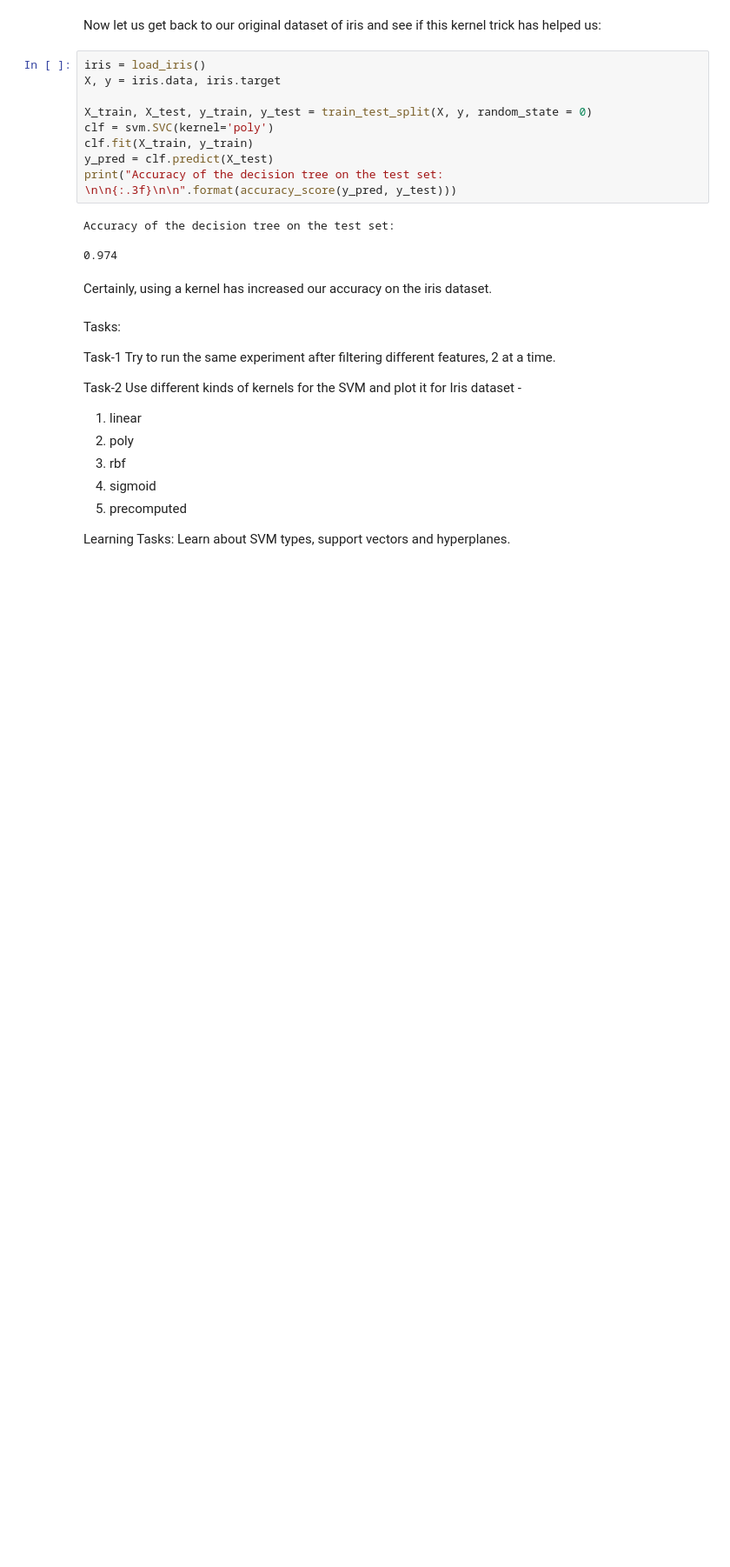
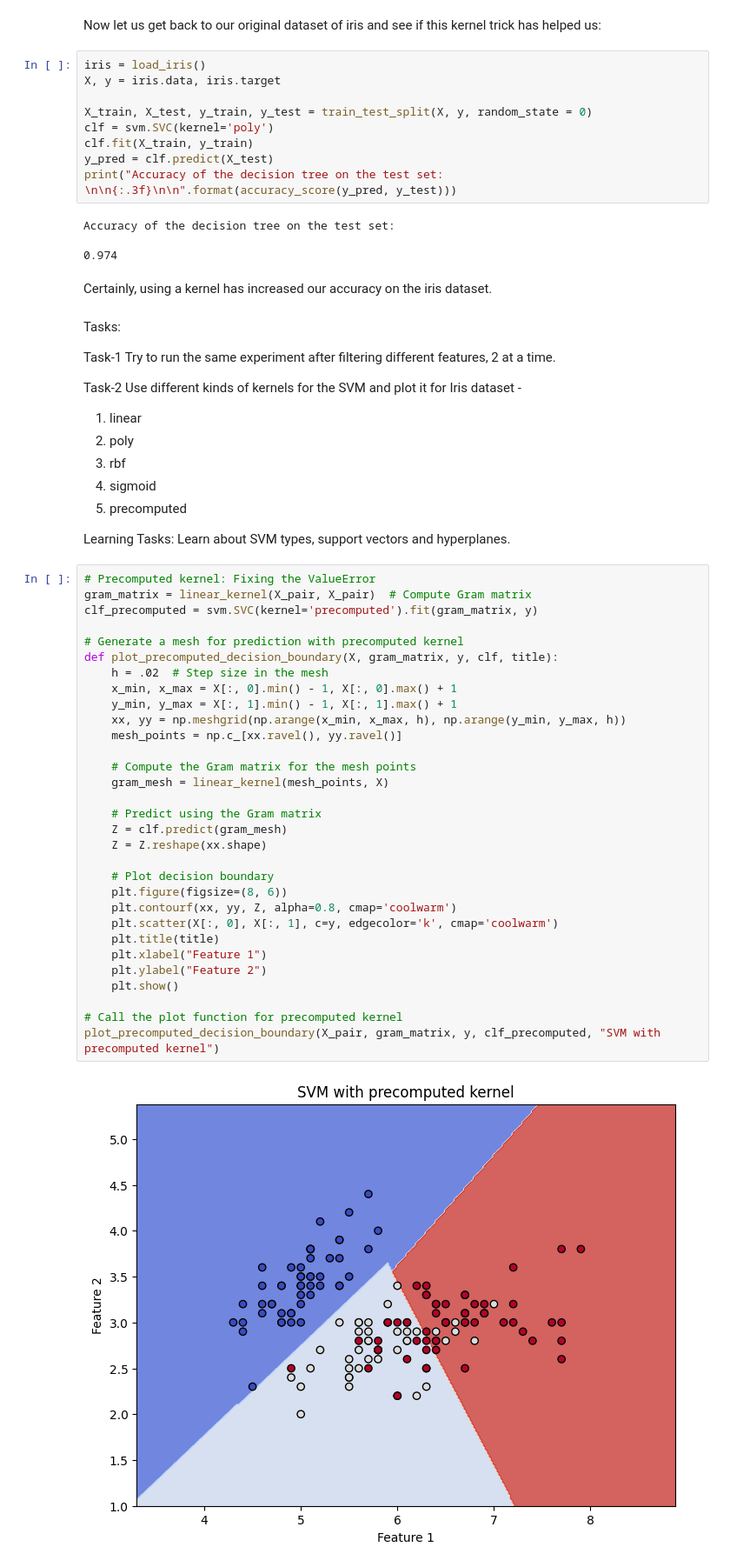
Before and after one commit to akshithadev19/projects_lab_submissions, a Jupyter notebook: FMML_2024_Module_5_Lab_1_NL_SVM.ipynb, the cells around one changed output. Shown at 87% size. Cells and saved outputs as stored; diff of their text form; blank space fills up the shorter version.

```diff
--- a/FMML_2024_Module_5_Lab_1_NL_SVM.ipynb
+++ b/FMML_2024_Module_5_Lab_1_NL_SVM.ipynb
@@ -188,3 +188,36 @@ Use different kinds of kernels for the SVM and plot it for Iris dataset -
 
 Learning Tasks:
 Learn about SVM types, support vectors and hyperplanes.
+# %%
+# Precomputed kernel: Fixing the ValueError
+gram_matrix = linear_kernel(X_pair, X_pair)  # Compute Gram matrix
+clf_precomputed = svm.SVC(kernel='precomputed').fit(gram_matrix, y)
+
+# Generate a mesh for prediction with precomputed kernel
+def plot_precomputed_decision_boundary(X, gram_matrix, y, clf, title):
+    h = .02  # Step size in the mesh
+    x_min, x_max = X[:, 0].min() - 1, X[:, 0].max() + 1
+    y_min, y_max = X[:, 1].min() - 1, X[:, 1].max() + 1
+    xx, yy = np.meshgrid(np.arange(x_min, x_max, h), np.arange(y_min, y_max, h))
+    mesh_points = np.c_[xx.ravel(), yy.ravel()]
+
+    # Compute the Gram matrix for the mesh points
+    gram_mesh = linear_kernel(mesh_points, X)
+
+    # Predict using the Gram matrix
+    Z = clf.predict(gram_mesh)
+    Z = Z.reshape(xx.shape)
+
+    # Plot decision boundary
+    plt.figure(figsize=(8, 6))
+    plt.contourf(xx, yy, Z, alpha=0.8, cmap='coolwarm')
+    plt.scatter(X[:, 0], X[:, 1], c=y, edgecolor='k', cmap='coolwarm')
+    plt.title(title)
+    plt.xlabel("Feature 1")
+    plt.ylabel("Feature 2")
+    plt.show()
+
+# Call the plot function for precomputed kernel
+plot_precomputed_decision_boundary(X_pair, gram_matrix, y, clf_precomputed, "SVM with precomputed kernel")
+# %% [output]
+[figure, added]
```
Also changed, not shown: parts of 1 cell of this notebook.
